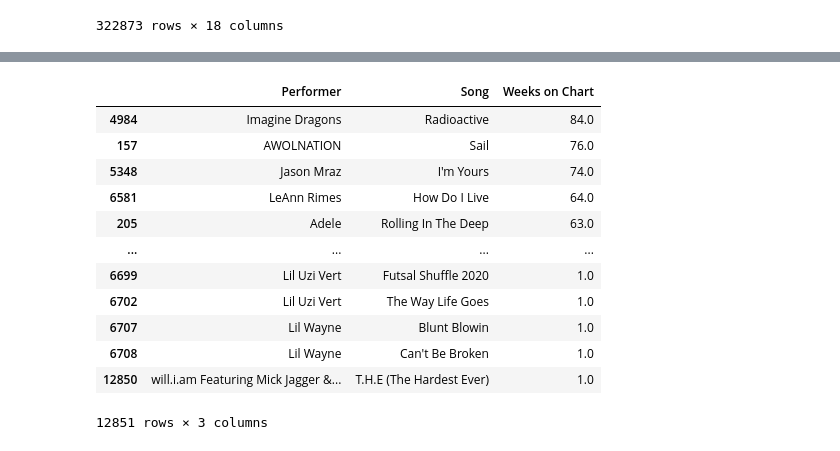
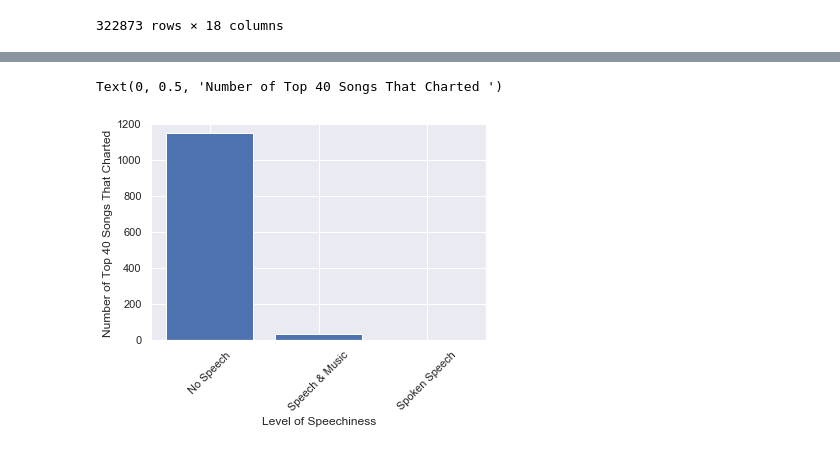
Before and after one commit to LRiceBall/Project-Group-5, a Jupyter notebook: start.ipynb, the cells around one changed output, grey strips where cells are left out. Cells and saved outputs as stored; diff of their text form; code cells hidden in the pictures.

Commit message:
some graphs

```diff
--- a/start.ipynb
+++ b/start.ipynb
@@ -3,7 +3,10 @@ import pandas as pd
 import numpy as np
 import requests
 import json
-
+import matplotlib.pyplot as plt
+from scipy.stats import linregress
+import seaborn as sns
+sns.set()
 
 file1 = "Resources/Hot 100 Audio Features.csv"
 file2 = "Resources/Hot Stuff.csv"
@@ -113,18 +129,23 @@ most_weeks
-# %%
-# filter recurrence of song on Top 40
-best_songs = most_weeks.sort_values("Weeks on Chart", ascending=False)
-best_songs
-# %% [output]
-|  | Performer | Song | Weeks on Chart |
-| 4984 | Imagine Dragons | Radioactive | 84.0 |
-| 157 | AWOLNATION | Sail | 76.0 |
-| 5348 | Jason Mraz | I'm Yours | 74.0 |
-| 6581 | LeAnn Rimes | How Do I Live | 64.0 |
-| 205 | Adele | Rolling In The Deep | 63.0 |
-| ... | ... | ... | ... |
-| 6699 | Lil Uzi Vert | Futsal Shuffle 2020 | 1.0 |
-| 6702 | Lil Uzi Vert | The Way Life Goes | 1.0 |
-| 6707 | Lil Wayne | Blunt Blowin | 1.0 |
-| 6708 | Lil Wayne | Can't Be Broken | 1.0 |
-| 12850 | will.i.am Featuring Mick Jagger &... | T.H.E (The Hardest Ever) | 1.0 |
-12851 rows × 3 columns
+# %%
+# Create bar graphs to show the three categories of speechiness
+no_speech = top_fourty.loc[top_fourty["speechiness"] < .33]
+no_speech_songs = no_speech["Song"].count()
+
+words_and_music = top_fourty.loc[(top_fourty["speechiness"] >= 0.33) & (top_fourty["speechiness"] <.67)]
+words_and_music_songs = words_and_music["Song"].count()
+
+spoken_words = top_fourty.loc[top_fourty["speechiness"] > .66]
+spoken_words_songs = spoken_words["Song"].count()
+
+x_axis = [1,2,3]
+y_axis = [no_speech_songs, words_and_music_songs, spoken_words_songs]
+
+plt.bar(x_axis, y_axis, align="center")
+#ax = plt.bar(x_axis, y_axis, align="center")
+plt.xticks([1,2,3], ["No Speech", "Speech & Music", "Spoken Speech"], rotation=45)
+plt.xlabel("Level of Speechiness")
+plt.ylabel("Number of Top 40 Songs That Charted ")
+#ax.legend(["AAA", "BBB"]);
+# %% [output]
+Text(0, 0.5, 'Number of Top 40 Songs That Charted ')
+[figure, added]
```
Also changed, not shown: parts of 7 cells of this notebook.
